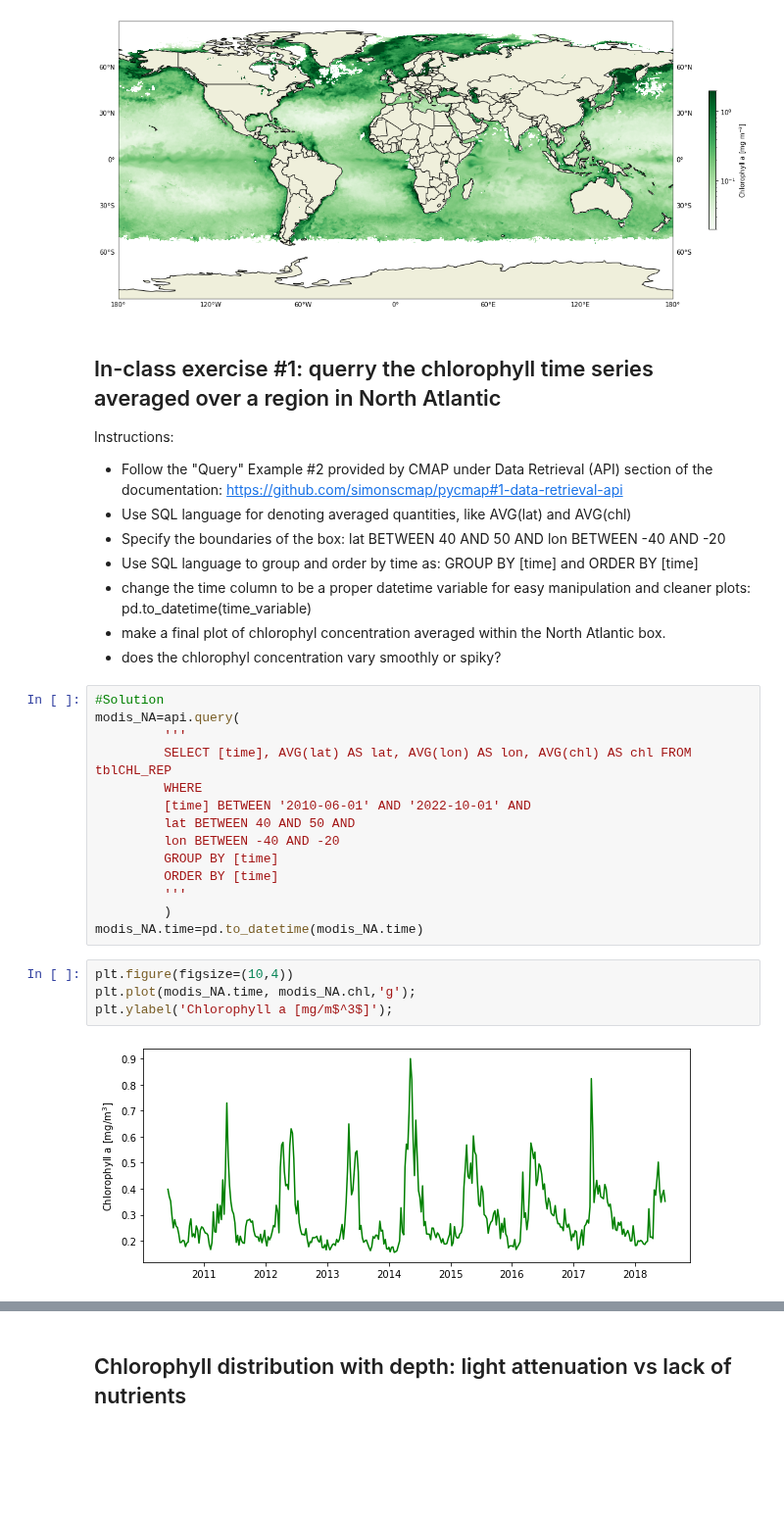
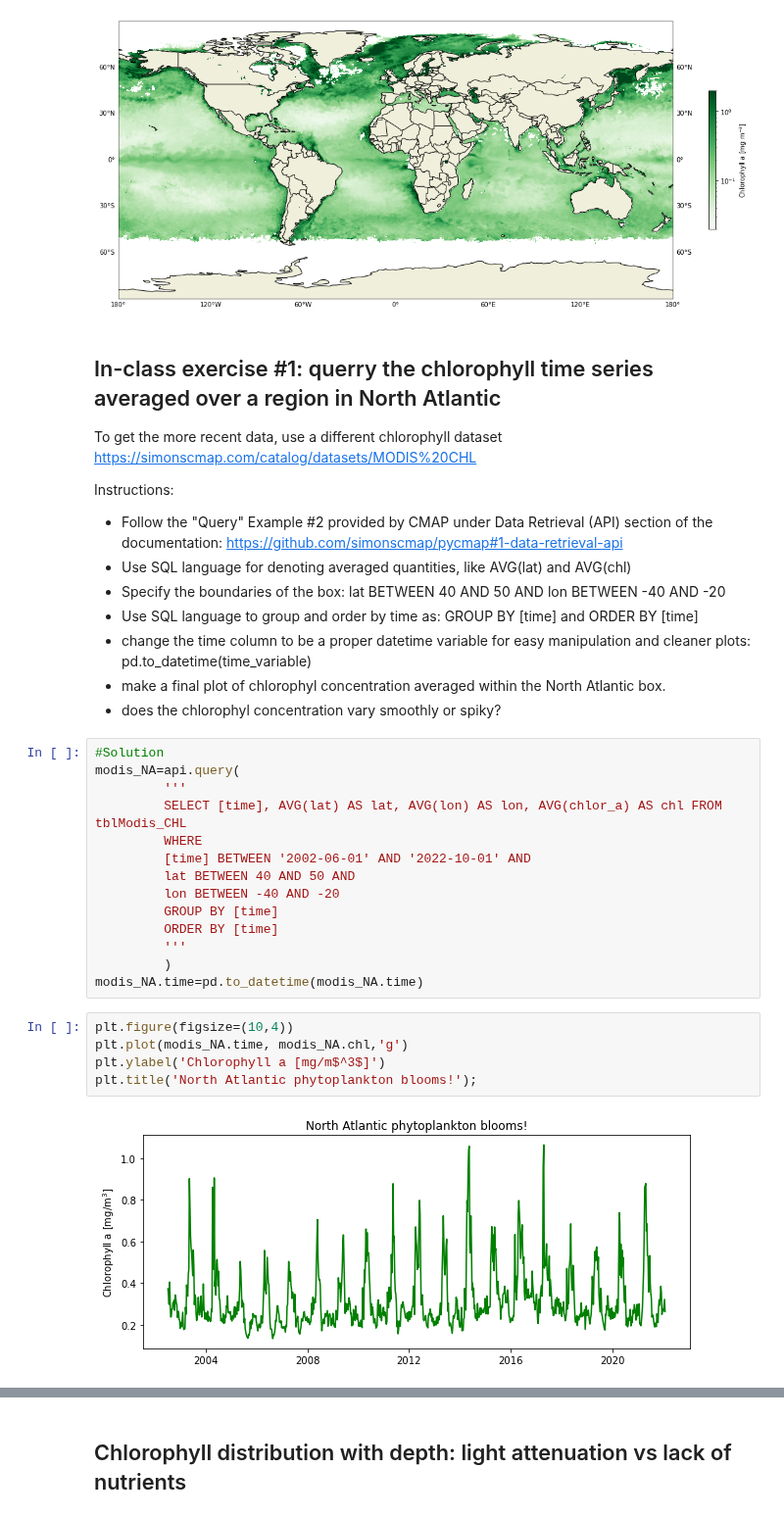
Before and after one commit to gmanuch/DataScienceOceanography, a Jupyter notebook: Tutorials/BO/phyto_tutorial.ipynb, the cells around one changed output, grey strips where cells are left out. Shown at 98% size. Drawn from its saved outputs; the diff is of its cells as text; blank space fills up the shorter version.

```diff
--- a/Tutorials/BO/phyto_tutorial.ipynb
+++ b/Tutorials/BO/phyto_tutorial.ipynb
@@ -97,6 +97,9 @@ ax.add_feature(cfeature.BORDERS);
 [figure]
 # %% [markdown]
 ## In-class exercise \#1: querry the chlorophyll time series averaged over a region in North Atlantic
+
+To get the more recent data, use a different chlorophyll dataset https://simonscmap.com/catalog/datasets/MODIS%20CHL
+
 
 Instructions:
  - Follow the "Query" Example \#2 provided by CMAP under Data Retrieval (API) section of the documentation: https://github.com/simonscmap/pycmap#1-data-retrieval-api
@@ -110,9 +113,9 @@ Instructions:
 #Solution
 modis_NA=api.query(
          '''
-         SELECT [time], AVG(lat) AS lat, AVG(lon) AS lon, AVG(chl) AS chl FROM tblCHL_REP
+         SELECT [time], AVG(lat) AS lat, AVG(lon) AS lon, AVG(chlor_a) AS chl FROM tblModis_CHL
          WHERE
-         [time] BETWEEN '2010-06-01' AND '2022-10-01' AND
+         [time] BETWEEN '2002-06-01' AND '2022-10-01' AND
          lat BETWEEN 40 AND 50 AND
          lon BETWEEN -40 AND -20
          GROUP BY [time]
@@ -122,7 +125,8 @@ modis_NA=api.query(
 modis_NA.time=pd.to_datetime(modis_NA.time)
 # %%
 plt.figure(figsize=(10,4))
-plt.plot(modis_NA.time, modis_NA.chl,'g');
-plt.ylabel('Chlorophyll a [mg/m$^3$]');
+plt.plot(modis_NA.time, modis_NA.chl,'g')
+plt.ylabel('Chlorophyll a [mg/m$^3$]')
+plt.title('North Atlantic phytoplankton blooms!');
 # %% [output]
-[figure, old version]
+[figure, new version]
```
Also changed, not shown: parts of 2 cells of this notebook, 1 other file.
